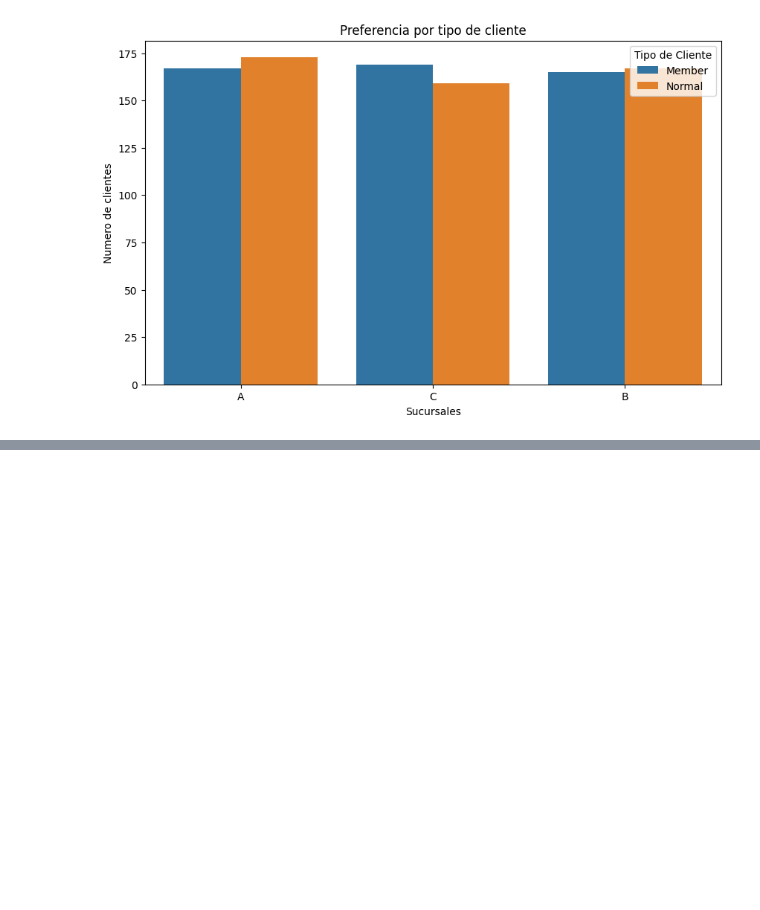
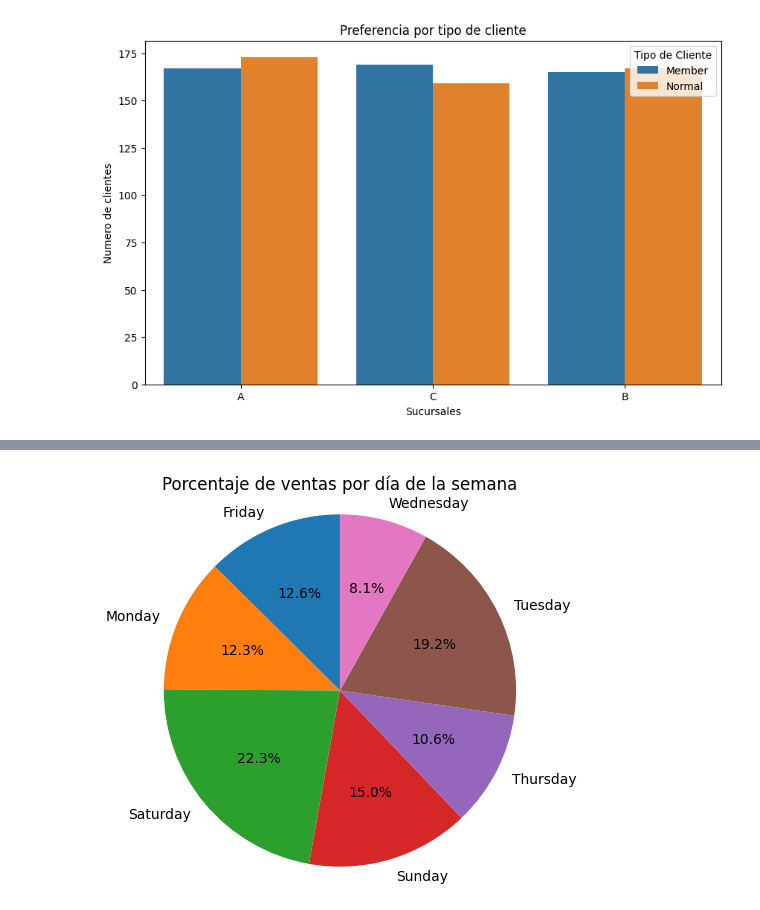
Before and after one commit to mrojash97/dataanalytics, a Jupyter notebook: Python/ANÁLISIS_EDA_Supermarket_Sales.ipynb, the cells around one changed output, grey strips where cells are left out. Saved outputs shown, nothing was run; the diff lists cells and outputs as text; code cells hidden in the pictures; blank space fills up the shorter version.

```diff
--- a/Python/ANÁLISIS_EDA_Supermarket_Sales.ipynb
+++ b/Python/ANÁLISIS_EDA_Supermarket_Sales.ipynb
@@ -351,0 +600,14 @@ plt.show()
+# %%
+# Grafica con el % de ganacía diaria por producto
+
+# Agrupa datos por día de la semana y calcula las ventas totales
+ventas_diarias = data.groupby('day_of_week')['revenue'].sum()
+
+# Crear el gráfico circular
+plt.figure(figsize=(5, 5))
+plt.pie(ventas_diarias, labels=ventas_diarias.index, autopct='%1.1f%%', startangle=90)
+plt.title('Porcentaje de ventas por día de la semana')
+plt.axis('equal')  # garantiza que el gráfico circular se dibuje como un círculo..
+plt.show()
+# %% [output]
+[figure, added]
```
Also changed, not shown: parts of 18 cells of this notebook.
